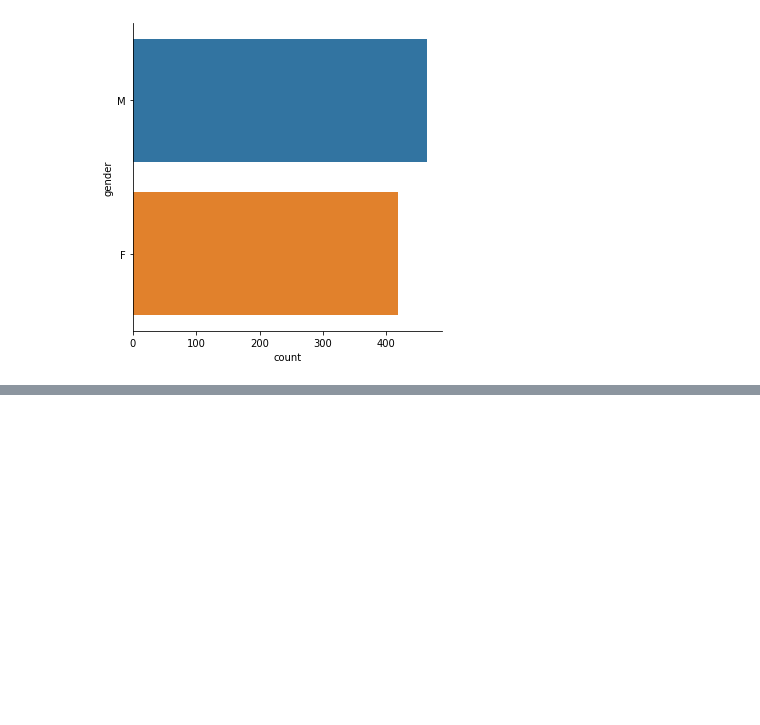
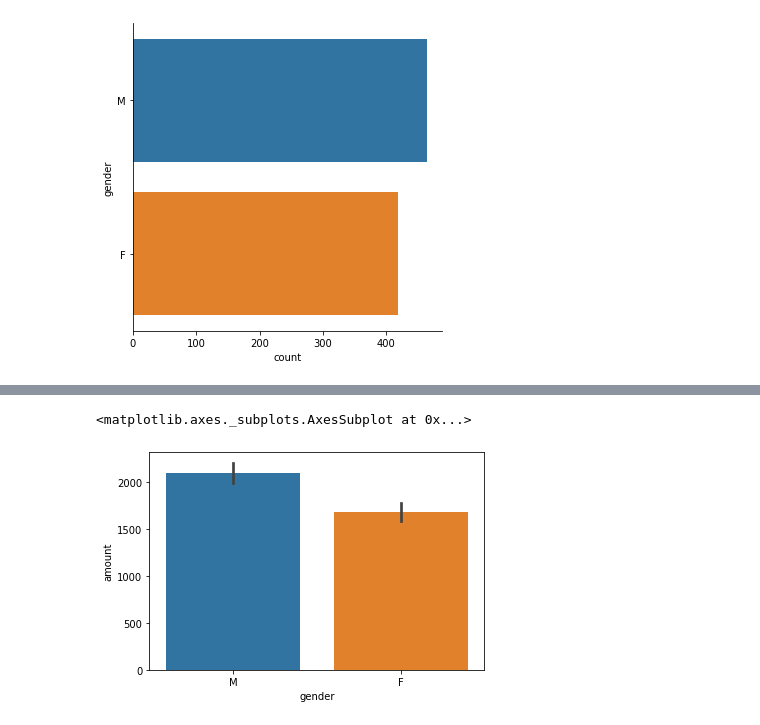
Before and after one commit to nug1209/ANZ_Data_Virtual_Experience, a Jupyter notebook: ANZ_Data_Analytics.ipynb, the cells around one changed output, grey strips where cells are left out. Cells and saved outputs as stored; diff of their text form; code cells hidden in the pictures; blank space fills up the shorter version.

```diff
--- a/ANZ_Data_Analytics.ipynb
+++ b/ANZ_Data_Analytics.ipynb
@@ -664,0 +675,5 @@ sns.catplot(data=df.loc[df['movement']=='credit'], y='gender', kind='count')
+# %%
+sns.barplot(data=df.loc[df['movement']=='credit'], y='amount', x='gender')
+# %% [output]
+<matplotlib.axes._subplots.AxesSubplot at 0x...>
+[figure, added]
```
Also changed, not shown: parts of 4 cells of this notebook.
